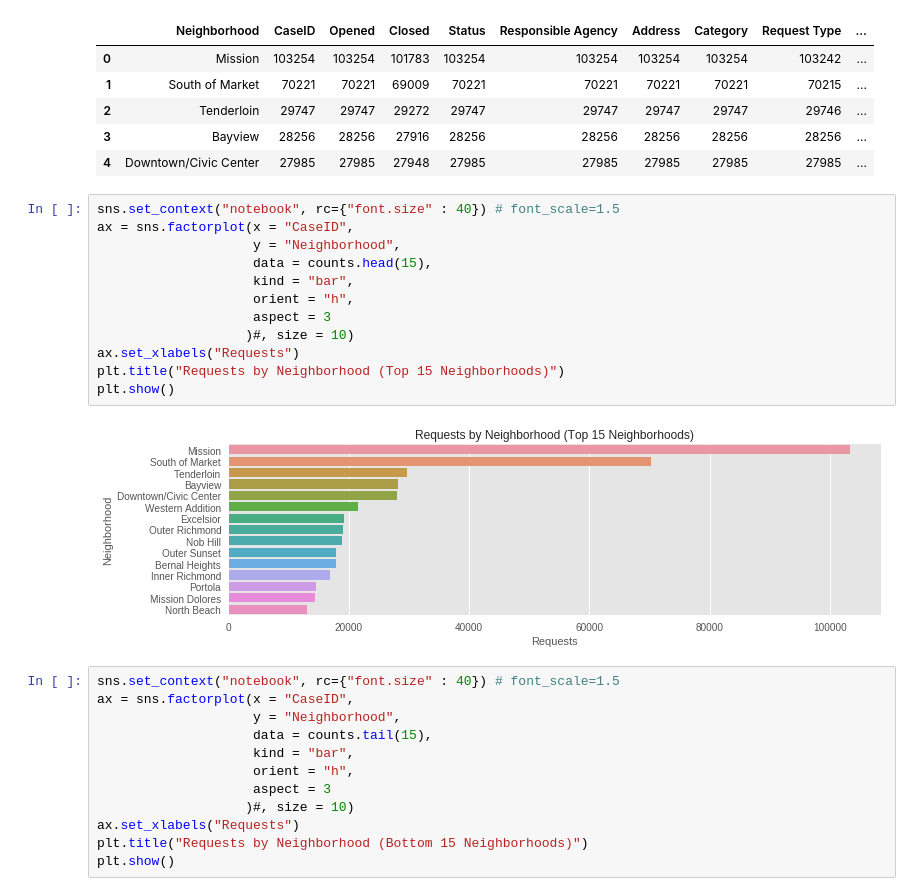
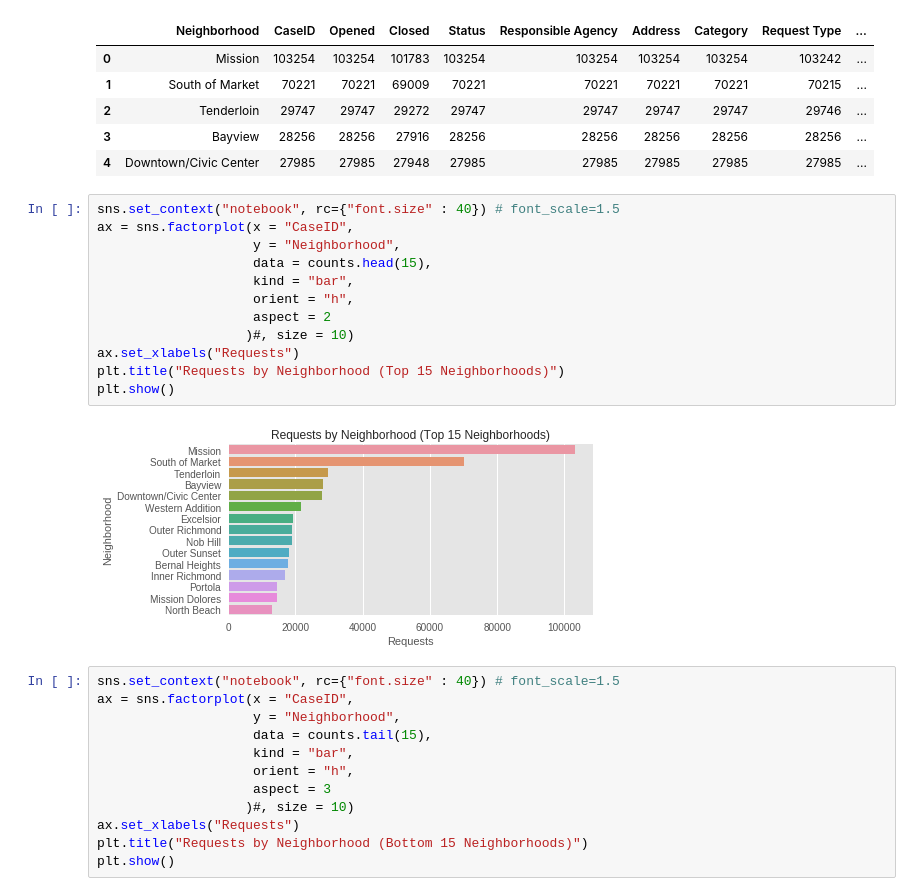
Before and after one commit to tjgordon/141B-Project, a Jupyter notebook: SF Street Cleaning Project.ipynb, the cells around one changed output. Saved outputs shown, nothing was run; the diff lists cells and outputs as text.

```diff
--- a/SF Street Cleaning Project.ipynb
+++ b/SF Street Cleaning Project.ipynb
@@ -128,17 +128,17 @@ counts.head()
 # %%
 sns.set_context("notebook", rc={"font.size" : 40}) # font_scale=1.5
 ax = sns.factorplot(x = "CaseID",
                     y = "Neighborhood",
                     data = counts.head(15),
                     kind = "bar",
                     orient = "h",
-                    aspect = 3
+                    aspect = 2
                    )#, size = 10)
 ax.set_xlabels("Requests")
 plt.title("Requests by Neighborhood (Top 15 Neighborhoods)")
 plt.show()
 # %% [output]
-[figure, old version]
+[figure, new version]
 # %%
 sns.set_context("notebook", rc={"font.size" : 40}) # font_scale=1.5
 ax = sns.factorplot(x = "CaseID",
```
Also changed, not shown: parts of 1 cell of this notebook, 3 other files.
